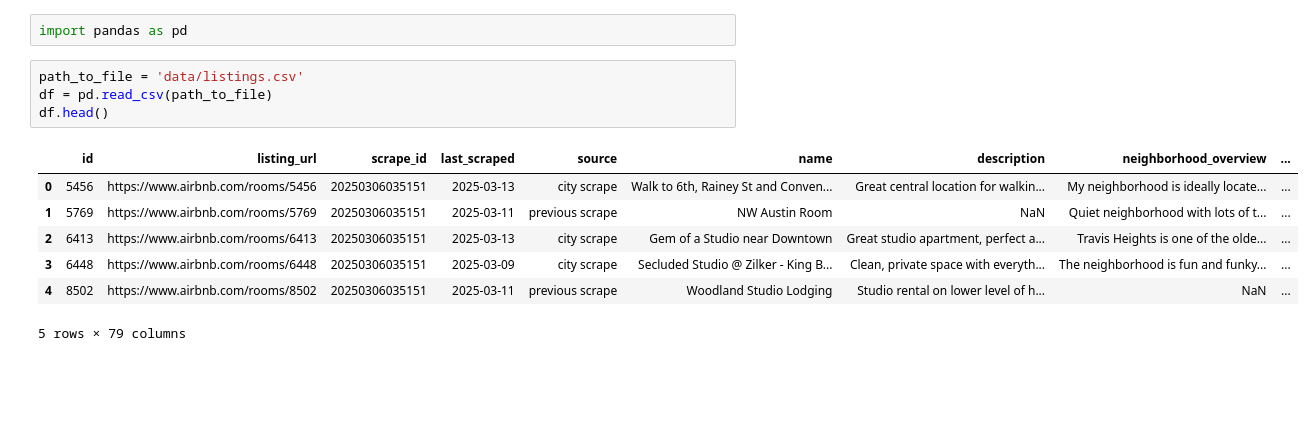
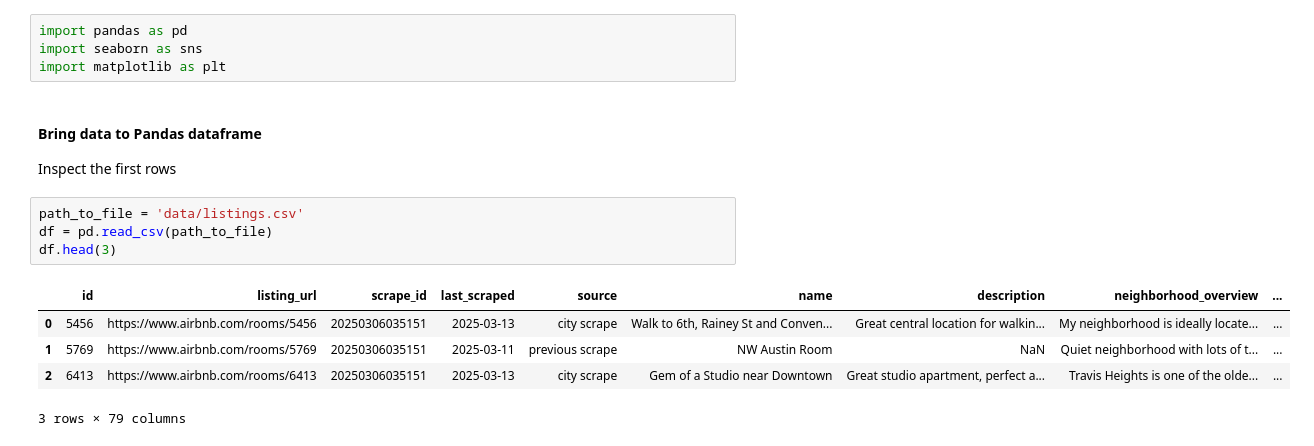
Before and after one commit to vesalukkarila/airbnb-data, a Jupyter notebook: airbnb.ipynb, the cells around one changed output. Drawn from its saved outputs; the diff is of its cells as text; blank space fills up the shorter version.

Commit message:
inspect data

```diff
--- a/airbnb.ipynb
+++ b/airbnb.ipynb
@@ -1,14 +1,17 @@
 # %%
 import pandas as pd
+import seaborn as sns
+import matplotlib as plt
+# %% [markdown]
+#### Bring data to Pandas dataframe
+Inspect the first rows
 # %%
 path_to_file = 'data/listings.csv'
 df = pd.read_csv(path_to_file)
-df.head()
+df.head(3)
 # %% [output]
 |  | id | listing_url | scrape_id | last_scraped | source | name | description | neighborhood_overview | ... |
 | 0 | 5456 | https://www.airbnb.com/rooms/5456 | 20250306035151 | 2025-03-13 | city scrape | Walk to 6th, Rainey St and Conven... | Great central location for walkin... | My neighborhood is ideally locate... | ... |
 | 1 | 5769 | https://www.airbnb.com/rooms/5769 | 20250306035151 | 2025-03-11 | previous scrape | NW Austin Room | NaN | Quiet neighborhood with lots of t... | ... |
 | 2 | 6413 | https://www.airbnb.com/rooms/6413 | 20250306035151 | 2025-03-13 | city scrape | Gem of a Studio near Downtown | Great studio apartment, perfect a... | Travis Heights is one of the olde... | ... |
-| 3 | 6448 | https://www.airbnb.com/rooms/6448 | 20250306035151 | 2025-03-09 | city scrape | Secluded Studio @ Zilker - King B... | Clean, private space with everyth... | The neighborhood is fun and funky... | ... |
-| 4 | 8502 | https://www.airbnb.com/rooms/8502 | 20250306035151 | 2025-03-11 | previous scrape | Woodland Studio Lodging | Studio rental on lower level of h... | NaN | ... |
-5 rows × 79 columns
+3 rows × 79 columns
```
Also changed, not shown: parts of 11 cells of this notebook.
